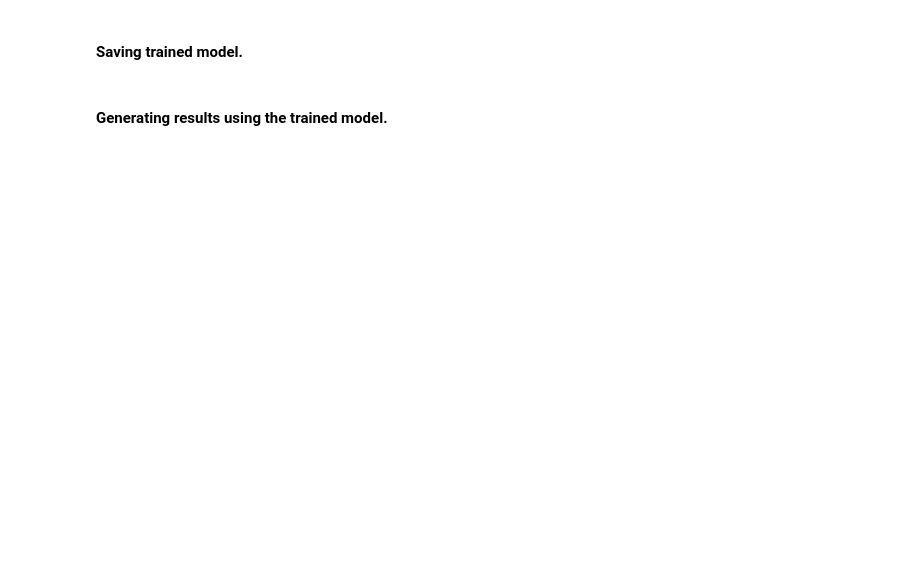
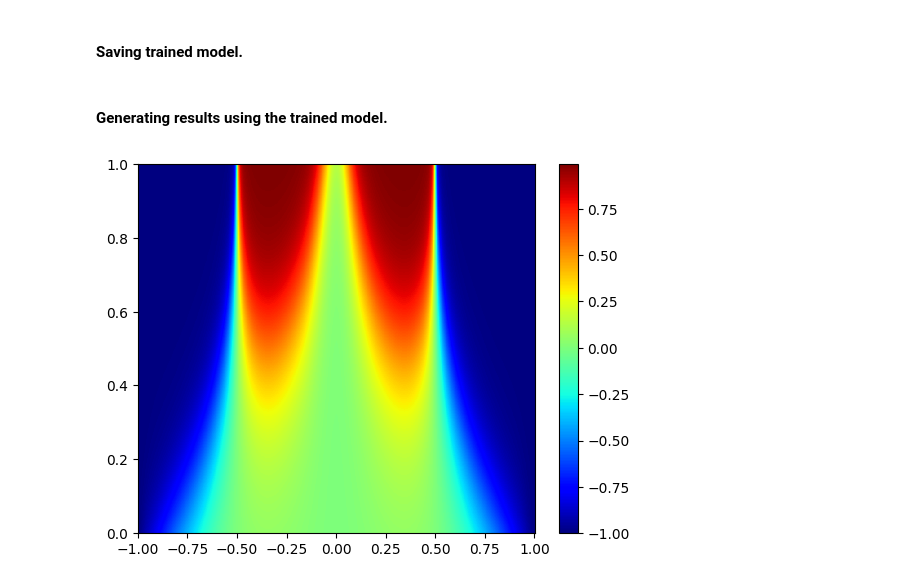
Before and after one commit to IBM/simulai, a Jupyter notebook: examples/PINN/notebooks/allen_cahn_pinn.ipynb, the cells around one changed output. Drawn from its saved outputs; the diff is of its cells as text; code cells hidden in the pictures; blank space fills up the shorter version.

Commit message:
Allen-cahn notebook
Signed-off-by: João Lucas de Sousa Almeida <joao.l.sa.9.3@gmail.com>

```diff
--- a/examples/PINN/notebooks/allen_cahn_pinn.ipynb
+++ b/examples/PINN/notebooks/allen_cahn_pinn.ipynb
@@ -78,22 +83,32 @@ data_boundary_t0 = np.hstack([np.linspace(*x_interval, X_DIM)[:, None],
 # %%
 def model():
 
-    from simulai.regression import DenseNetwork
+    from simulai.models import ImprovedDenseNetwork
+    from simulai.regression import SLFNN, ConvexDenseNetwork
 
     n_inputs = len(input_labels)
     n_outputs = len(output_labels)
 
     # Configuration for the fully-connected network
     config = {
-                'layers_units': [128, 128, 128, 128],
-                'activations': 'tanh',
-                'input_size': n_inputs,
-                'output_size': n_outputs,
-                'name': 'allen_cahn_net'
-             }
+        "layers_units": 6*[128],
+        "activations": "tanh",
+        "input_size": n_inputs,
+        "output_size": n_outputs,
+        "name": "net",
+    }
 
     # Instantiating and training the surrogate model
-    net = DenseNetwork(**config)
+    densenet = ConvexDenseNetwork(**config)
+    encoder_u = SLFNN(input_size=n_inputs, output_size=128, activation="tanh")
+    encoder_v = SLFNN(input_size=n_inputs, output_size=128, activation="tanh")
+
+    net = ImprovedDenseNetwork(
+        network=densenet,
+        encoder_u=encoder_u,
+        encoder_v=encoder_v,
+        devices="gpu",
+    )
 
     return net
 # %% [markdown]
@@ -176,26 +195,30 @@ saver.write(save_dir='.', name='allen_cahn_net', model=net, template=model)
 # %% [markdown]
 #### Generating results using the trained model.
 # %%
+import torch
+
 # Evaluation and post-processing
 X_DIM_F = 5 * X_DIM
 T_DIM_F = 5 * T_DIM
 
 x_f = np.linspace(*x_interval, X_DIM_F)
 t_f = np.linspace(*t_interval, T_DIM_F)
 
 T_f, X_f = np.meshgrid(t_f, x_f, indexing='ij')
 
 data_f = np.hstack([X_f.flatten()[:, None],
                     T_f.flatten()[:, None]])
 
 # Evaluation in training dataset
-approximated_data = net.cpu().eval(input_data=data_f)
+approximated_data = net.eval(input_data=torch.from_numpy(data_f.astype("float32")))
 
 U_f = approximated_data.reshape(T_DIM_F, X_DIM_F)
 
 fig, ax = plt.subplots()
 ax.set_aspect('auto')
 gf = ax.pcolormesh(X_f, T_f, U_f, cmap='jet')
 fig.colorbar(gf);
 plt.savefig('allen_cahn.png')
 plt.show()
+# %% [output]
+[figure, added]
```
Also changed, not shown: parts of 16 cells of this notebook.
